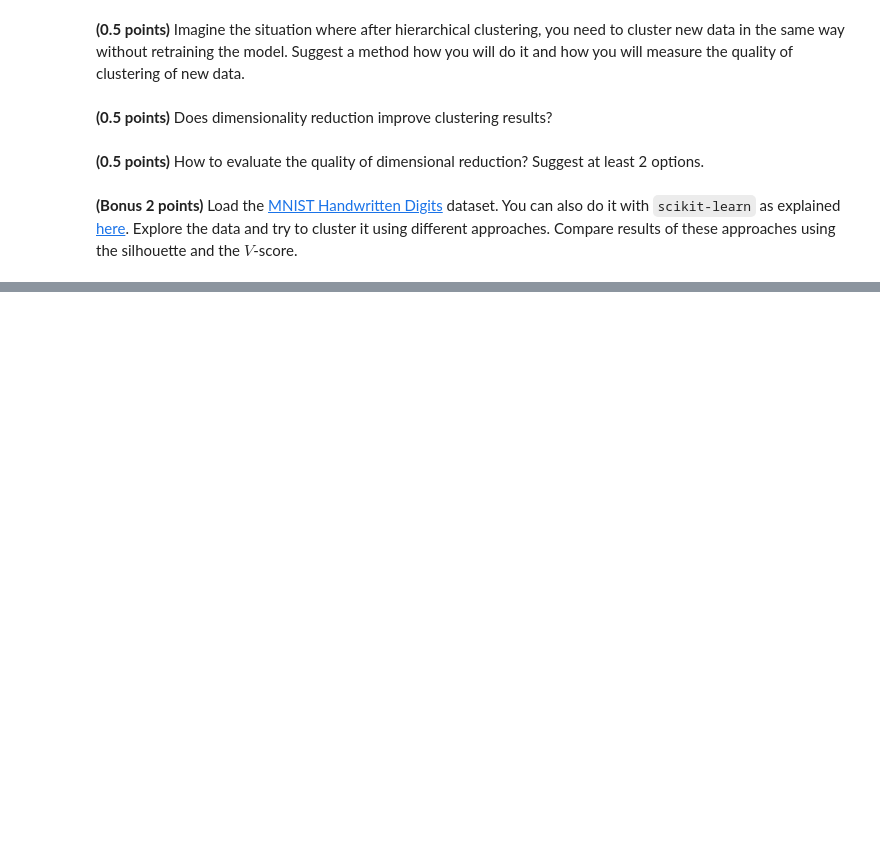
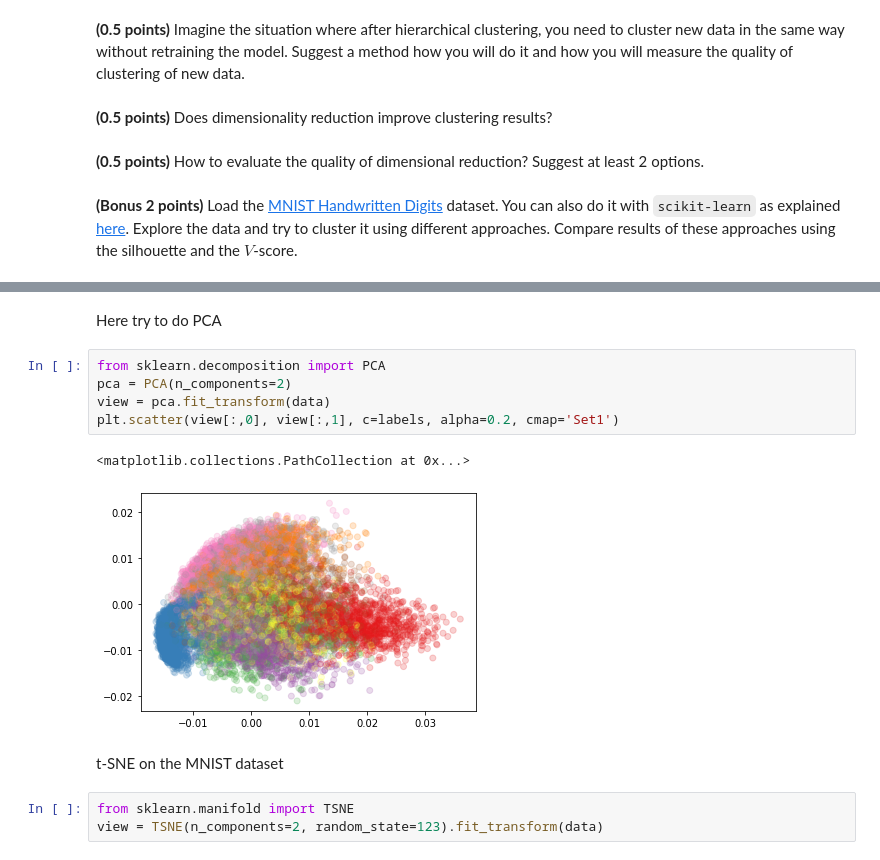
Before and after one commit to Sergo448/rolling-scopes-school-AI-MachineLearning, a Jupyter notebook: clustering.ipynb, the cells around one changed output, grey strips where cells are left out. Drawn from its saved outputs; the diff is of its cells as text; blank space fills up the shorter version.

```diff
--- a/clustering.ipynb
+++ b/clustering.ipynb
@@ -369,0 +408,15 @@ Write in free form what conclusions you made after completing this assignment. A
+# %% [markdown]
+Here try to do PCA
+# %%
+from sklearn.decomposition import PCA
+pca = PCA(n_components=2)
+view = pca.fit_transform(data)
+plt.scatter(view[:,0], view[:,1], c=labels, alpha=0.2, cmap='Set1')
+# %% [output]
+<matplotlib.collections.PathCollection at 0x...>
+[figure, added]
+# %% [markdown]
+t-SNE on the MNIST dataset
+# %%
+from sklearn.manifold import TSNE
+view = TSNE(n_components=2, random_state=123).fit_transform(data)
```
Also changed, not shown: parts of 6 cells of this notebook.
